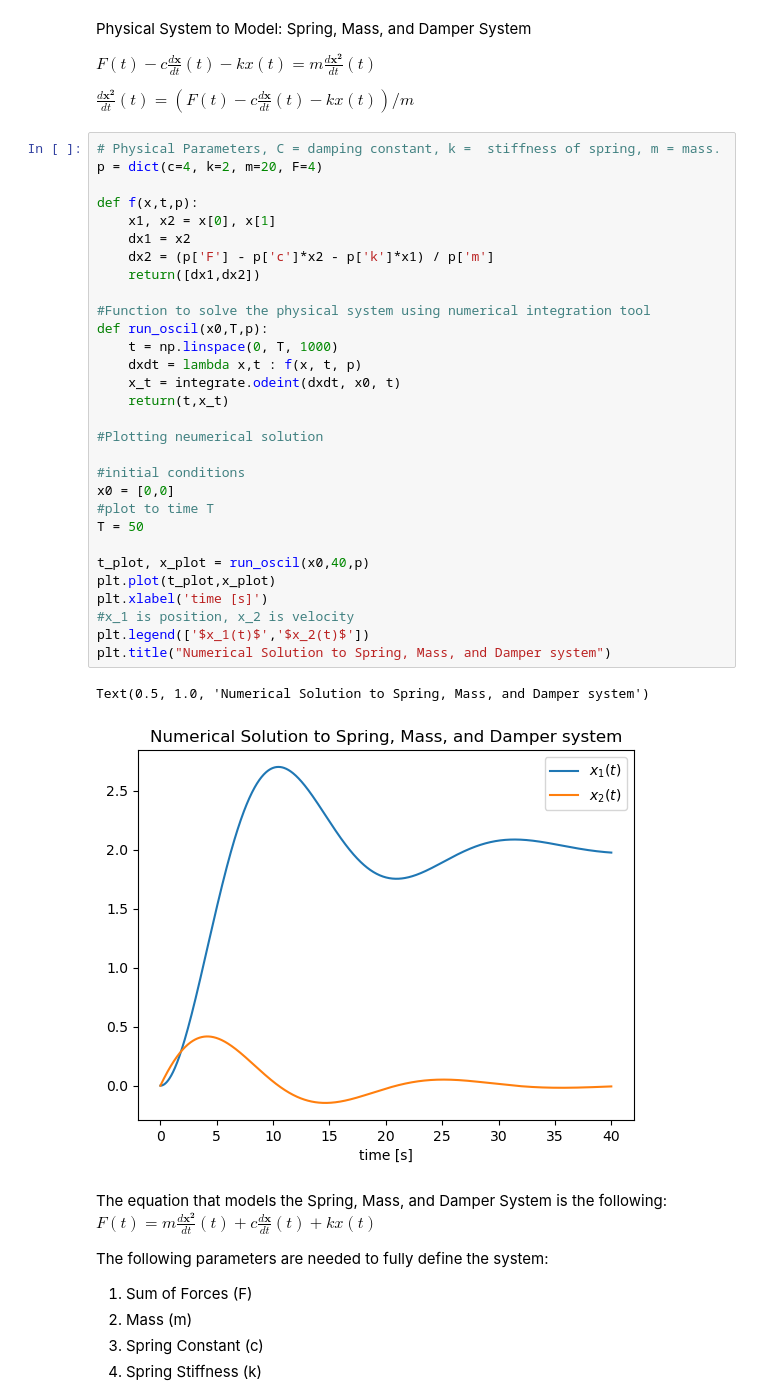
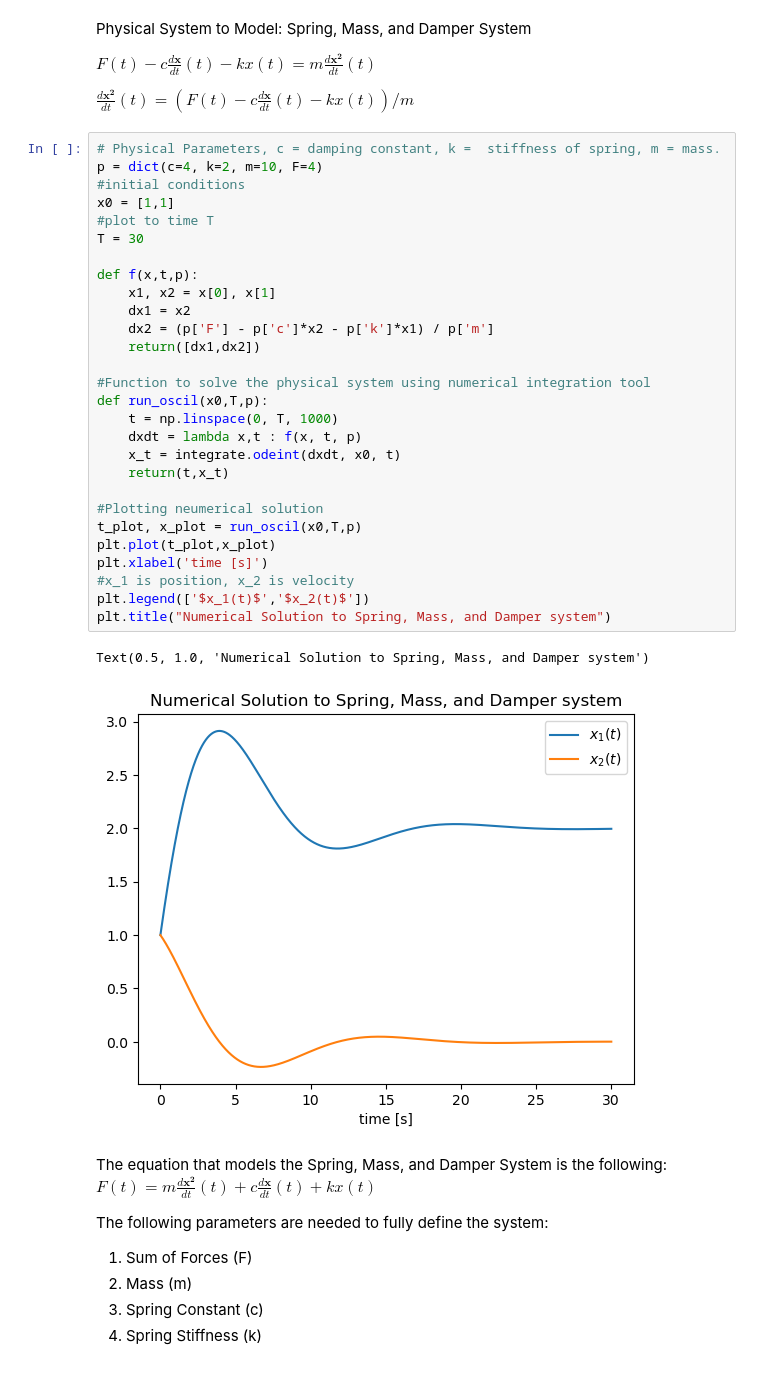
Before and after one commit to RoshenS/PINNs, a Jupyter notebook: Simple PINN.ipynb, the cells around one changed output. Saved outputs shown, nothing was run; the diff lists cells and outputs as text.

```diff
--- a/Simple PINN.ipynb
+++ b/Simple PINN.ipynb
@@ -15,38 +15,36 @@ $ F(t) -c \frac{d\mathbf{x}}{d t}(t) - kx(t) = m\frac{d\mathbf{x^2}}{d t}(t)$
 
 $\frac{d\mathbf{x^2}}{d t}(t) = ( F(t) -c \frac{d\mathbf{x}}{d t}(t) - kx(t) ) /m$
 # %%
-# Physical Parameters, C = damping constant, k =  stiffness of spring, m = mass.
-p = dict(c=4, k=2, m=20, F=4)
+# Physical Parameters, c = damping constant, k =  stiffness of spring, m = mass.
+p = dict(c=4, k=2, m=10, F=4)
+#initial conditions
+x0 = [1,1]
+#plot to time T
+T = 30
 
 def f(x,t,p):
     x1, x2 = x[0], x[1]
     dx1 = x2
     dx2 = (p['F'] - p['c']*x2 - p['k']*x1) / p['m']
     return([dx1,dx2])
 
 #Function to solve the physical system using numerical integration tool
 def run_oscil(x0,T,p):
     t = np.linspace(0, T, 1000)
     dxdt = lambda x,t : f(x, t, p)
     x_t = integrate.odeint(dxdt, x0, t)
     return(t,x_t)
 
 #Plotting neumerical solution
-
-#initial conditions
-x0 = [0,0]
-#plot to time T
-T = 50
-
-t_plot, x_plot = run_oscil(x0,40,p)
+t_plot, x_plot = run_oscil(x0,T,p)
 plt.plot(t_plot,x_plot)
 plt.xlabel('time [s]')
 #x_1 is position, x_2 is velocity
 plt.legend(['$x_1(t)$','$x_2(t)$'])
 plt.title("Numerical Solution to Spring, Mass, and Damper system")
 # %% [output]
 Text(0.5, 1.0, 'Numerical Solution to Spring, Mass, and Damper system')
-[figure, old version]
+[figure, new version]
 # %% [markdown]
 The equation that models the Spring, Mass, and Damper System is the following:
 $ F(t) = m\frac{d\mathbf{x^2}}{d t}(t) + c \frac{d\mathbf{x}}{d t}(t) + kx(t)$
```
Also changed, not shown: parts of 7 cells of this notebook, 1 other file.
